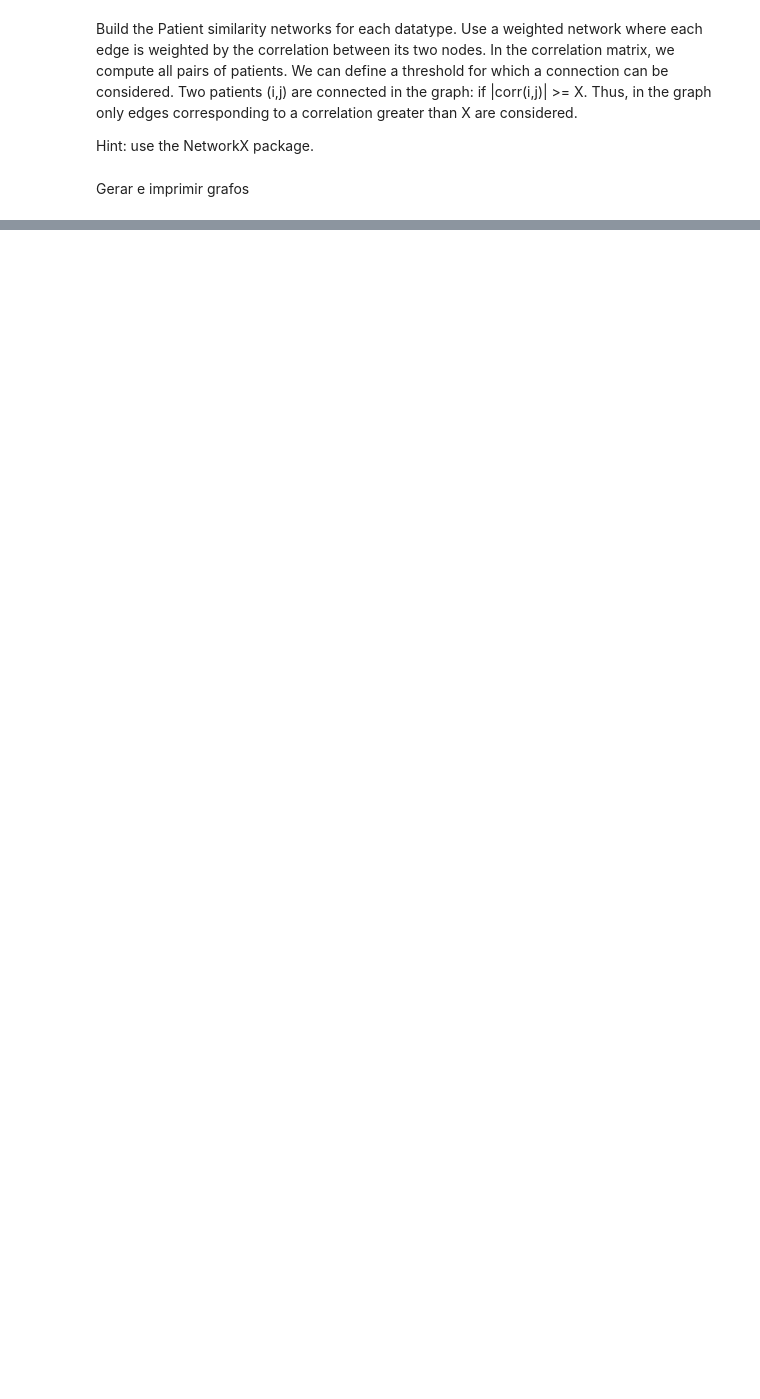
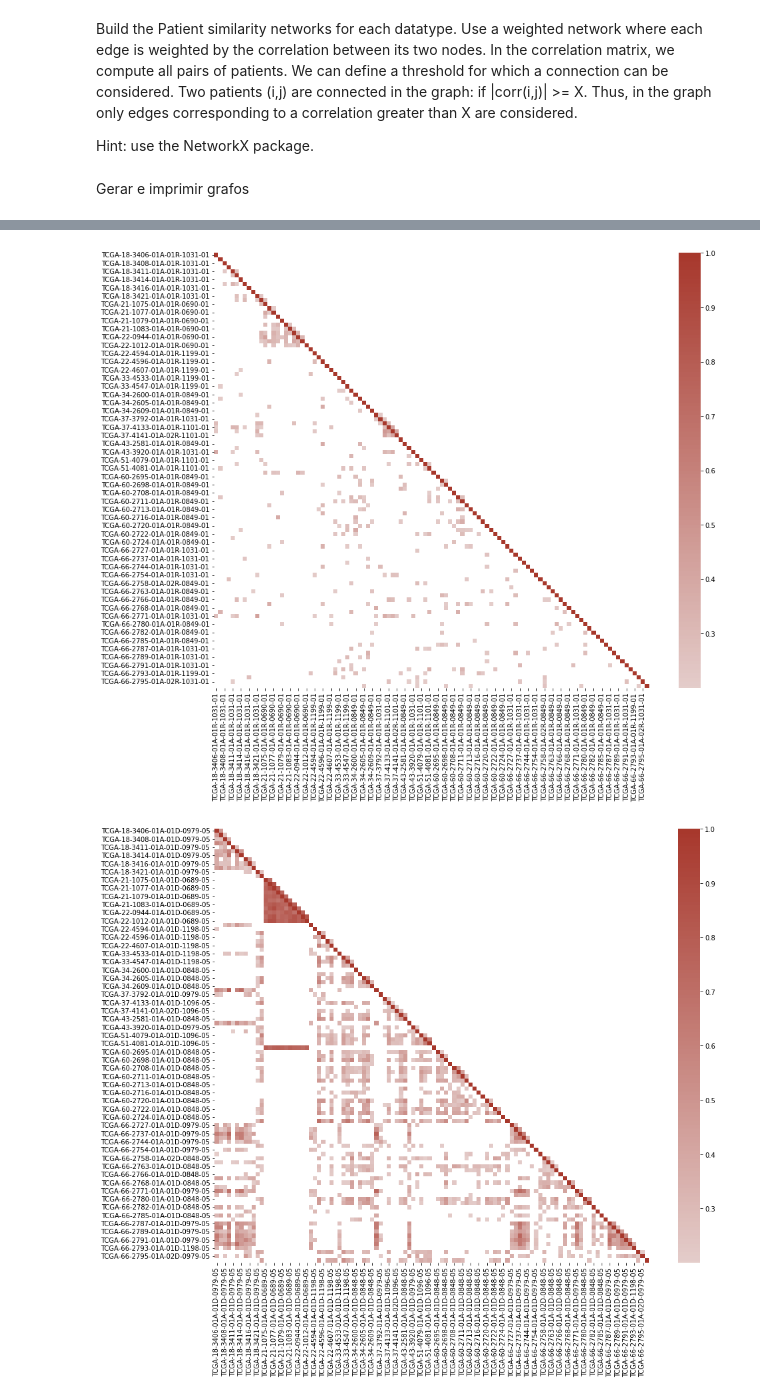
Before and after one commit to luistrinta/lung_networks, a Jupyter notebook: lung_networks.ipynb, the cells around one changed output, grey strips where cells are left out. Drawn from its saved outputs; the diff is of its cells as text; code cells hidden in the pictures; blank space fills up the shorter version.

```diff
--- a/lung_networks.ipynb
+++ b/lung_networks.ipynb
@@ -110,0 +94,25 @@ nx.write_gexf(G_mirna, "./lung_mirna.gexf")
+# %%
+matrices =[matrix_lung_gene,matrix_lung_methy,matrix_lung_mirna]
+
+#matrix_lung_gene
+def filter_matrix(df,threshold):
+    return df[df > threshold]
+
+matrix_heatmap(filter_matrix(matrix_lung_gene,0.2))
+matrix_heatmap(filter_matrix(matrix_lung_methy,0.2))
+matrix_heatmap(filter_matrix(matrix_lung_mirna,0.2))
+time.sleep(0.1)
+G_lung_ = generate_network(matrix_lung_gene[matrix_lung_gene > 0.2])
+print_graph(G_lung_)
+
+G_lung_ = generate_network(filter_matrix(matrix_lung_gene,0.2))
+print_graph(G_lung_)
+
+G_methy = generate_network(filter_matrix(matrix_lung_methy,0.2))
+print_graph(G_methy)
+
+G_mirna = generate_network(filter_matrix(matrix_lung_mirna,0.2))
+print_graph(G_mirna)
+# %% [output]
+[figure, added]
+[figure, added]
```
Also changed, not shown: parts of 8 cells of this notebook, 3 other files.
